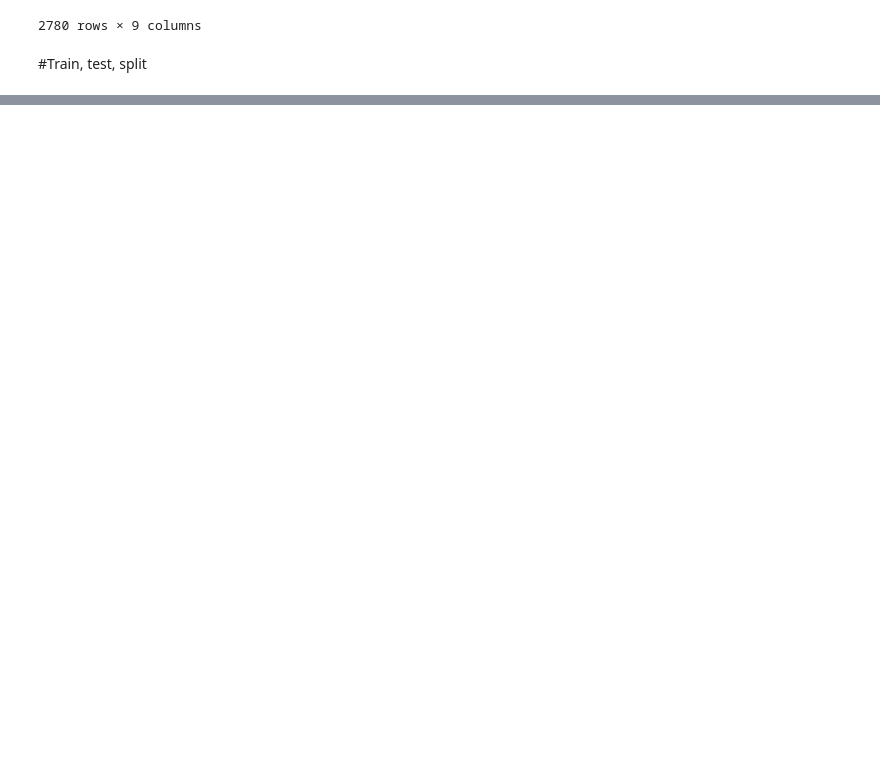
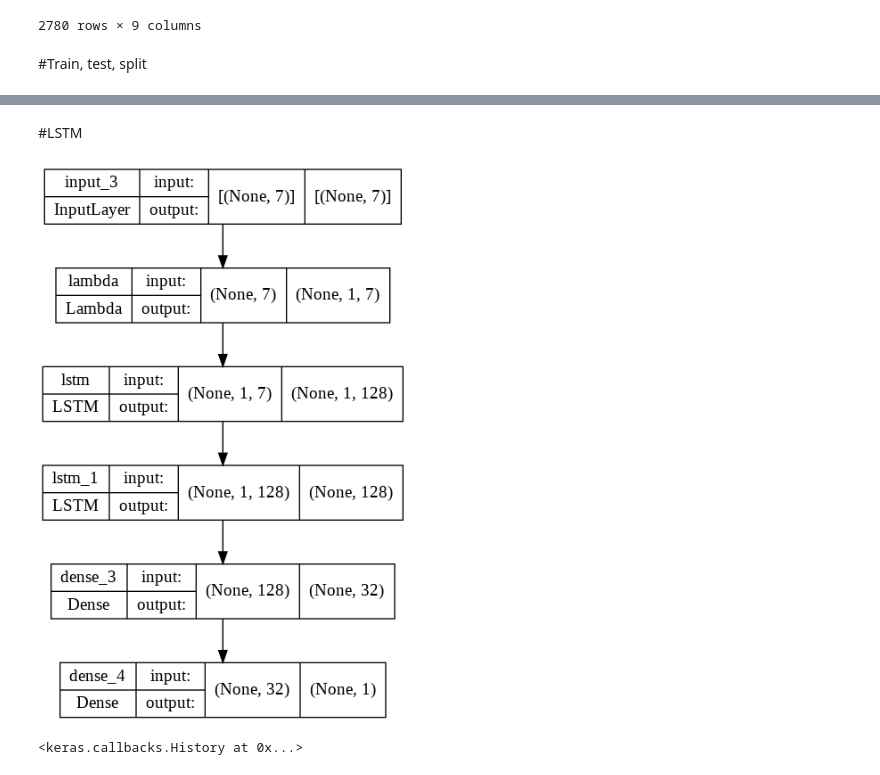
Before and after one commit to yiwenwangANU/Tensorflow_Certificate, a Jupyter notebook: Tensorflow_Certificate_Model3.ipynb, the cells around one changed output, grey strips where cells are left out. Drawn from its saved outputs; the diff is of its cells as text; code cells hidden in the pictures; blank space fills up the shorter version.

```diff
--- a/Tensorflow_Certificate_Model3.ipynb
+++ b/Tensorflow_Certificate_Model3.ipynb
@@ -336,0 +237,18 @@ model.evaluate((test_windows, test_block_rewards), test_labels)
+# %% [markdown]
+#LSTM
+# %%
+inputs = layers.Input(shape=(WIN_SIZE))
+x = layers.Lambda(lambda x: tf.expand_dims(x, axis=1))(inputs) # expand input dimension to be compatible with LSTM
+# print(x.shape)
+x = layers.LSTM(128, activation="relu", return_sequences=True)(x) # this layer will error if the inputs are not the right shape
+x = layers.LSTM(128, activation="relu")(x) # using the tanh loss function results in a massive error
+# print(x.shape)
+# Add another optional dense layer (you could add more of these to see if they improve model performance)
+x = layers.Dense(32, activation="relu")(x)
+output = layers.Dense(HORIZON)(x)
+model_lstm = tf.keras.Model(inputs=inputs, outputs=output, name="model_lstm")
+# %%
+from tensorflow.keras.utils import plot_model
+plot_model(model_lstm, show_shapes=True)
+# %% [output]
+[figure, added]
@@ -336,0 +258,10 @@ model.evaluate((test_windows, test_block_rewards), test_labels)
+# %%
+model_lstm.fit(train_windows,
+            train_labels,
+            epochs=100,
+            verbose=0,
+            batch_size=128,
+            validation_data=(test_windows, test_labels),
+            callbacks=[create_model_checkpoint(model_name=model_lstm.name)])
+# %% [output]
+<keras.callbacks.History at 0x...>
```
Also changed, not shown: parts of 16 cells of this notebook.
